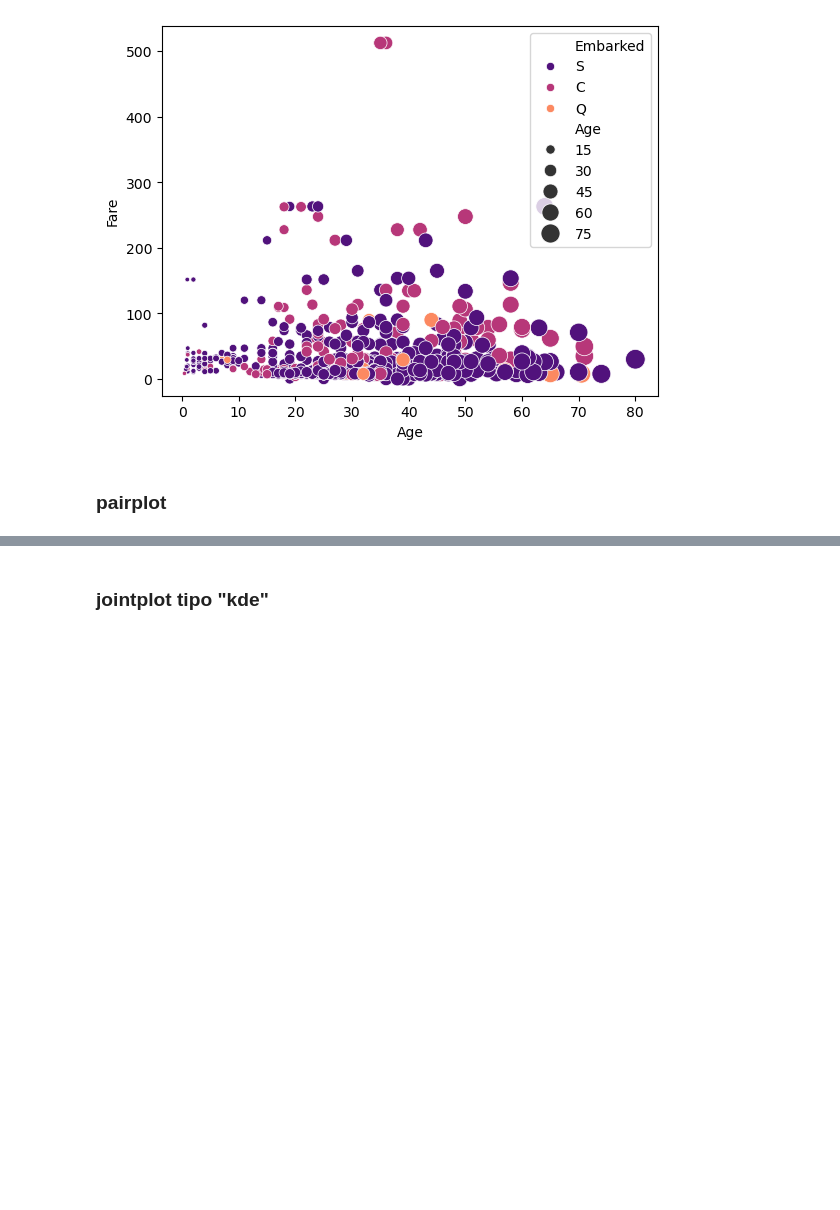
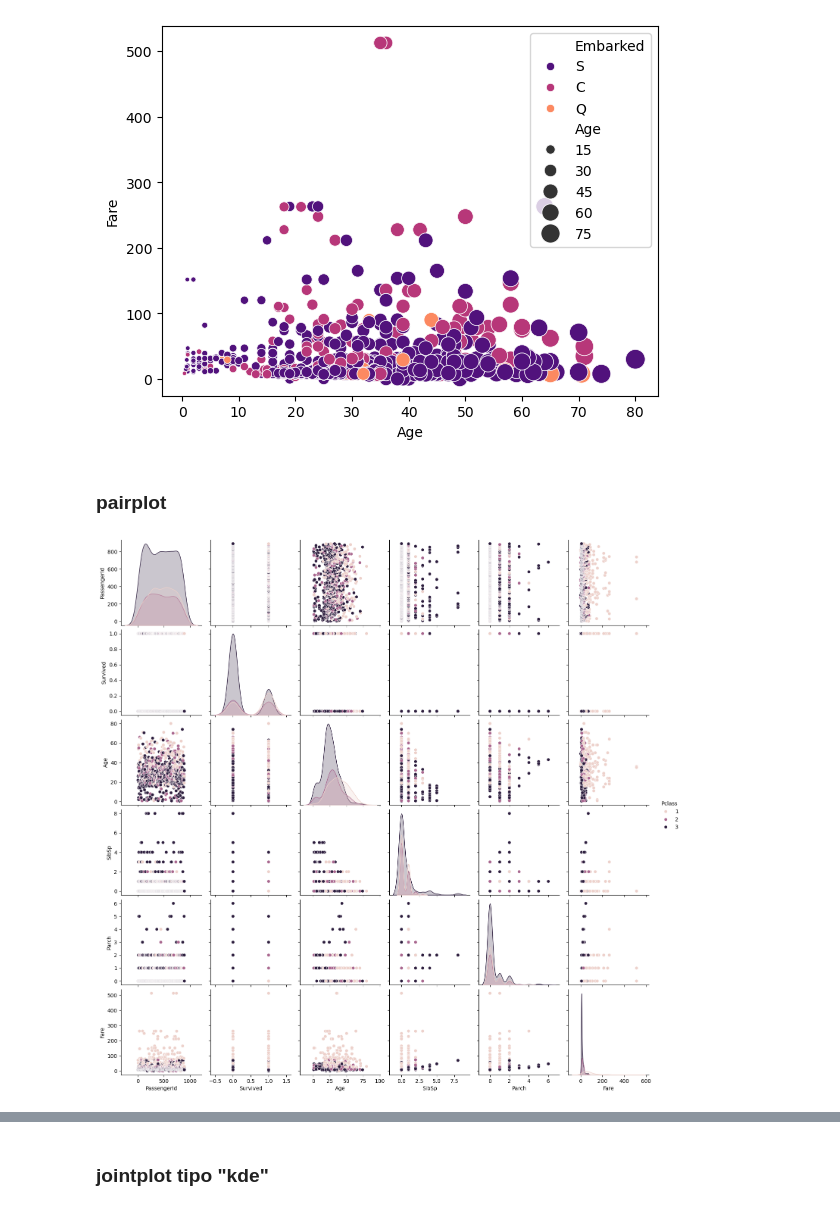
Before and after one commit to gabrielrstan/Data_Science_e_Machine_Learning_com_Estat-stica_e_Python, a Jupyter notebook: 05 - Visualizacao de Dados/Visualização de Dados - Vazio.ipynb, the cells around one changed output, grey strips where cells are left out. Cells and saved outputs as stored; diff of their text form; code cells hidden in the pictures; blank space fills up the shorter version.

Commit message:
Termino da seção 5, visualização de dados

```diff
--- a/05 - Visualizacao de Dados/Visualização de Dados - Vazio.ipynb
+++ b/05 - Visualizacao de Dados/Visualização de Dados - Vazio.ipynb
@@ -365,3 +365,8 @@ plt.show
 [figure]
 # %% [markdown]
 ### pairplot
+# %%
+sns.pairplot(data, hue='Pclass')
+plt.show()
+# %% [output]
+[figure, added]
```
Also changed, not shown: parts of 35 cells of this notebook.
